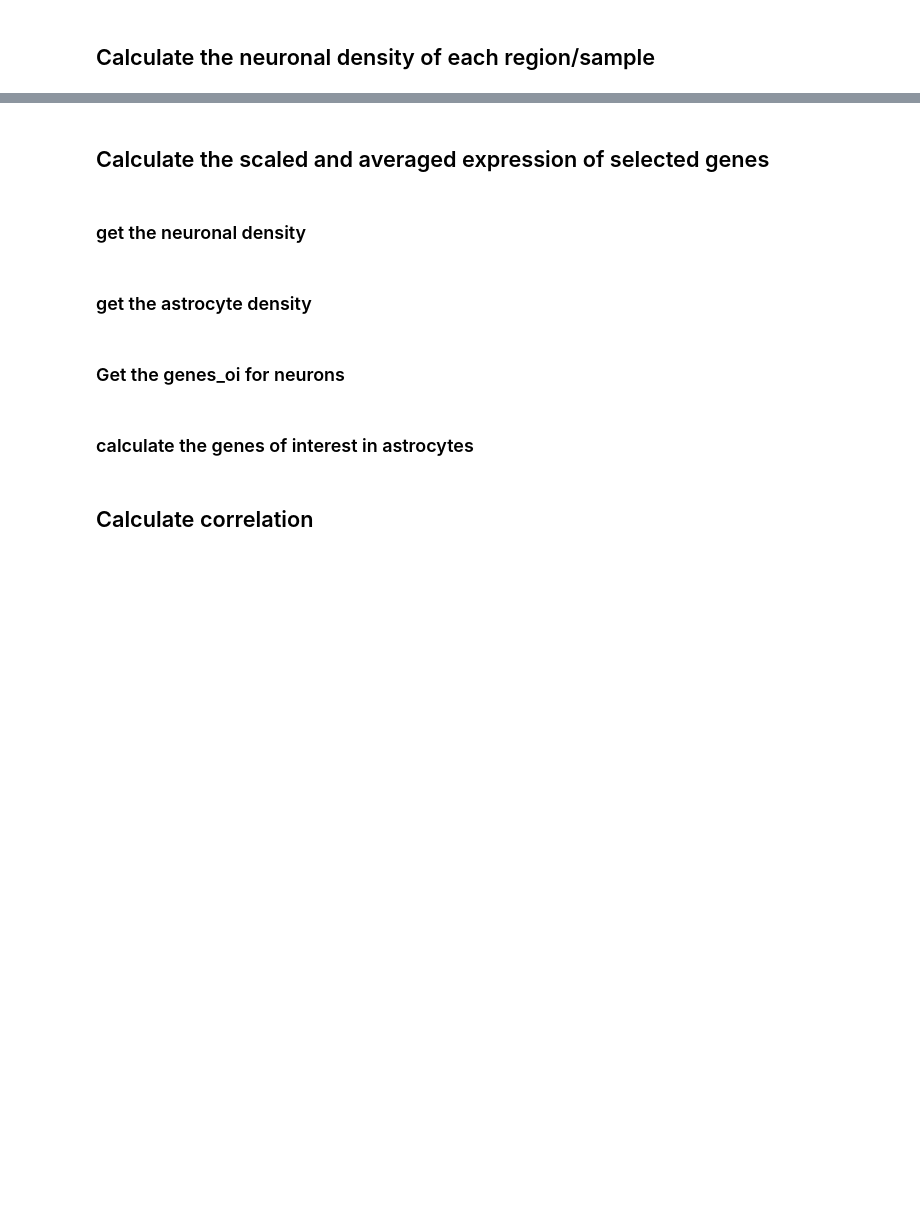
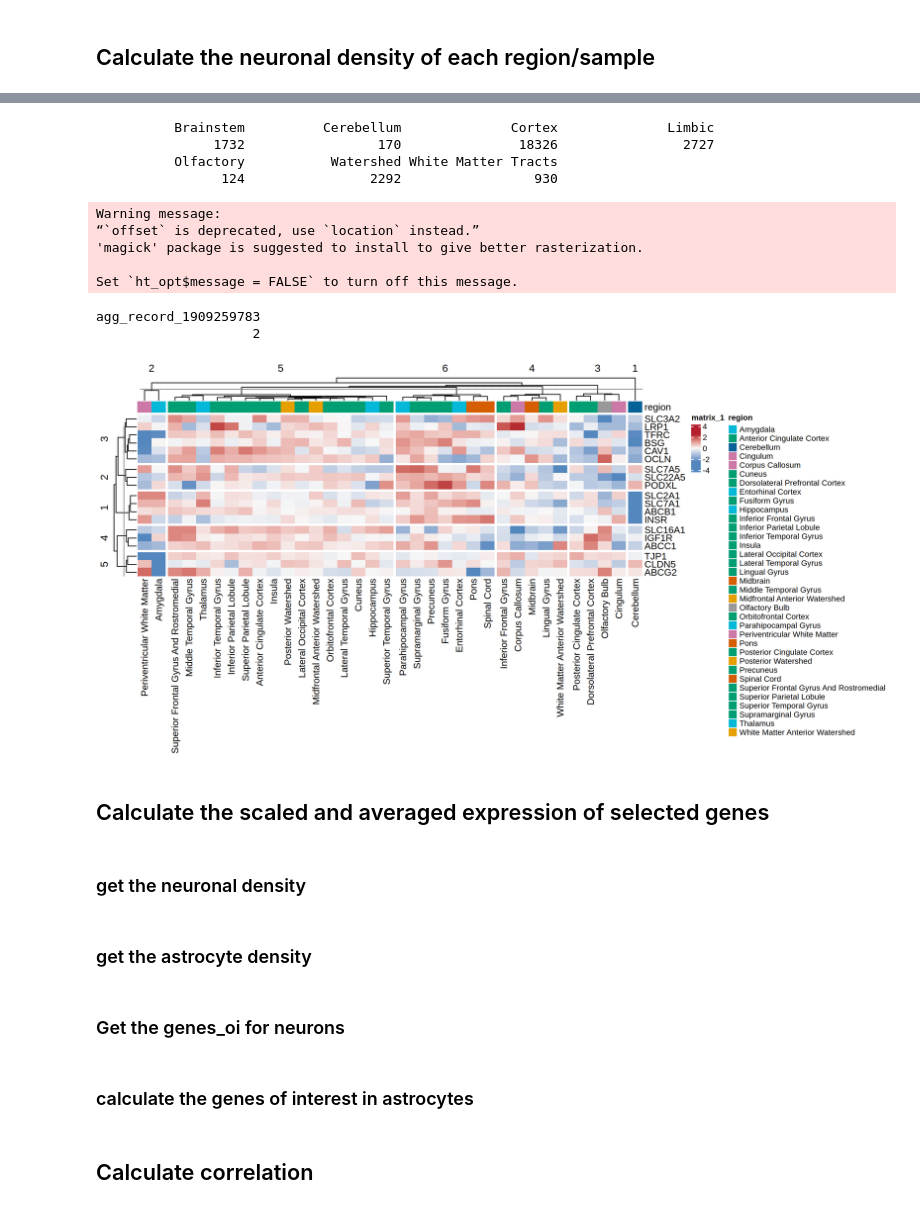
Before and after one commit to Knight-Initiative-for-Brain-Resilience/human-brain-vascular-atlas, a Jupyter notebook: Final_notebook/06.5.R_Capillary_transporter_correlation.ipynb, the cells around one changed output, grey strips where cells are left out. Drawn from its saved outputs; the diff is of its cells as text; code cells hidden in the pictures; blank space fills up the shorter version.

Commit message:
Updating notebooks and overview figures.

```diff
--- a/Final_notebook/06.5.R_Capillary_transporter_correlation.ipynb
+++ b/Final_notebook/06.5.R_Capillary_transporter_correlation.ipynb
@@ -34,6 +36,8 @@ setwd(dir)
 # %%
 ## Reloading
 # Convert h5ad to h5seurat
-h5ad_file="./Results/Revision_2/Capillary_temp_processed.h5ad"
+h5ad_file="./Results/Revision_2/clean_object_revision_04242026.h5ad"
 obj_oi = schard::h5ad2seurat(h5ad_file)
+
+obj_oi = subset(obj_oi, subset = Cell_type == "Capillary")
 print(obj_oi)
@@ -63,7 +131,7 @@ cpm <- t(t(mtx) / lib_size) * 1e6
 logCPM <- log2(cpm + 1)
 
 ## Only focus on the genes of interest
-gene_oi = c("ABCC1","ABCB1","ABCG2","SLC16A1","SLC2A1","SLC7A5","TFRC","INSR","IGF1R","CLDN5","OCLN","TJP1", "CAV1",'SLC7A1',"SLC22A5")
+gene_oi = c("ABCC1","ABCB1","ABCG2","SLC16A1","SLC2A1","SLC7A5","TFRC","INSR","IGF1R","CLDN5","OCLN","TJP1", "CAV1",'SLC7A1',"SLC22A5","SLC3A2","BSG","LRP1","PODXL")
 
 logCPM = logCPM[gene_oi,]
 logCPM_z <- t(scale(t(logCPM)))
@@ -122,3 +228,10 @@ avg_vec <- avg_vec[colnames(logCPM_region_z)]  # match order to matrix columns
+# %%
+table(obj_oi$region_layer)
+# %% [output]
+          Brainstem          Cerebellum              Cortex              Limbic
+               1732                 170               18326                2727
+          Olfactory           Watershed White Matter Tracts
+                124                2292                 930
 # %%
 ## Provide the color code
 meta <- obj_oi@meta.data
@@ -127,13 +240,16 @@ df <- unique(meta[,c("region_name","region_layer")])
 df = as.data.frame(df)
 
 df$region_color <- NA
-df[df$region_layer == "Cerebral Cortex",]$region_color = "#009E73"
-df[df$region_layer == "Brain Stem and Spinal Cord",]$region_color = "#D55E00"
-df[df$region_layer == "Cerebellum",]$region_color = "#0072B2"
-df[df$region_layer == "Subcortical Region",]$region_color = "#56B4E9"
-df[df$region_layer == "Cerebral Cortex Watershed",]$region_color = "#E69F00"
-df[df$region_layer == "White Matter",]$region_color = "#CC79A7"
-df[df$region_layer == "Olfactory Bulb",]$region_color = "#999999"
+df[df$region_layer == "Cortex",]$region_color = "#009E73"
+df[df$region_layer == "Brainstem",]$region_color = "#D55E00"
+df[df$region_layer == "Cerebellum",]$region_color = "#046299"
+df[df$region_layer == "Limbic",]$region_color = "#03B8D8"
+df[df$region_layer == "Watershed",]$region_color = "#E69F00"
+df[df$region_layer == "White Matter Tracts",]$region_color = "#CC79A7"
+df[df$region_layer == "Olfactory",]$region_color = "#999999"
+# df[df$region_layer == "Barrier",]$region_color = "#9C0AE0"
+# df[df$region_layer == "Subcortical",]$region_color = "#915330"
+# df[df$region_layer == "Major Vessel",]$region_color = "#FF0000"
 
 # ## Assign region color
 region_color <- df$region_color
@@ -142,13 +258,13 @@ names(region_color) <-df$region_name
 # annotation for heatmap
 hl <- HeatmapAnnotation(
   region = colnames(logCPM_region_z),
-  avg_density = avg_vec,
+  # avg_density = avg_vec,
   col = list(
-    region = region_color,
-    avg_density = colorRamp2(
-      c(min(avg_vec, na.rm = TRUE), max(avg_vec, na.rm = TRUE)),
-      c("white", "#08415C")
-    )
+    region = region_color#,
+    # avg_density = colorRamp2(
+    #   c(min(avg_vec, na.rm = TRUE), max(avg_vec, na.rm = TRUE)),
+    #   c("white", "#08415C")
+    # )
   ),
   annotation_name_side = "right"
 )
@@ -168,8 +284,8 @@ ht <- Heatmap(
   logCPM_region_z,
   cluster_rows = TRUE,
   cluster_columns = TRUE,
-  column_km = 5,
-#   row_km = 4,
+  column_km = 6,
+  row_km = 5,
   col = colorRamp2(c(-2.5,0,2.5), c("#5387be","#F7F7F7","#b31f2c")),
   top_annotation = hl,
   bottom_annotation = bn,
@@ -183,15 +299,25 @@ ht <- Heatmap(
   #   }
   # }
 )
+# %% [output]
+Warning message:
+“`offset` is deprecated, use `location` instead.”
+'magick' package is suggested to install to give better rasterization.
+
+Set `ht_opt$message = FALSE` to turn off this message.
 # %%
 # Set display options (works in Jupyter or R notebooks)
 options(repr.plot.width = 14, repr.plot.height = 7, repr.plot.res = 200)
 set.seed(42)
 
-# pdf(file = "./Results/Revision_2/Figures/Figure_5X_Capillary_BBB_signature_heatmap_per_region.pdf", width = 13, height = 7)
-# ht
-# dev.off()
+pdf(file = "./Results/Revision_2/Figures/Figure_5X_Capillary_BBB_signature_heatmap_per_region.pdf", width = 13, height = 7)
 ht
+dev.off()
+ht
+# %% [output]
+agg_record_1909259783
+                    2
+[figure, added]
 # %% [markdown]
 ## Calculate the scaled and averaged expression of selected genes
 # %%
```
Also changed, not shown: parts of 56 cells of this notebook, 18 other files.
